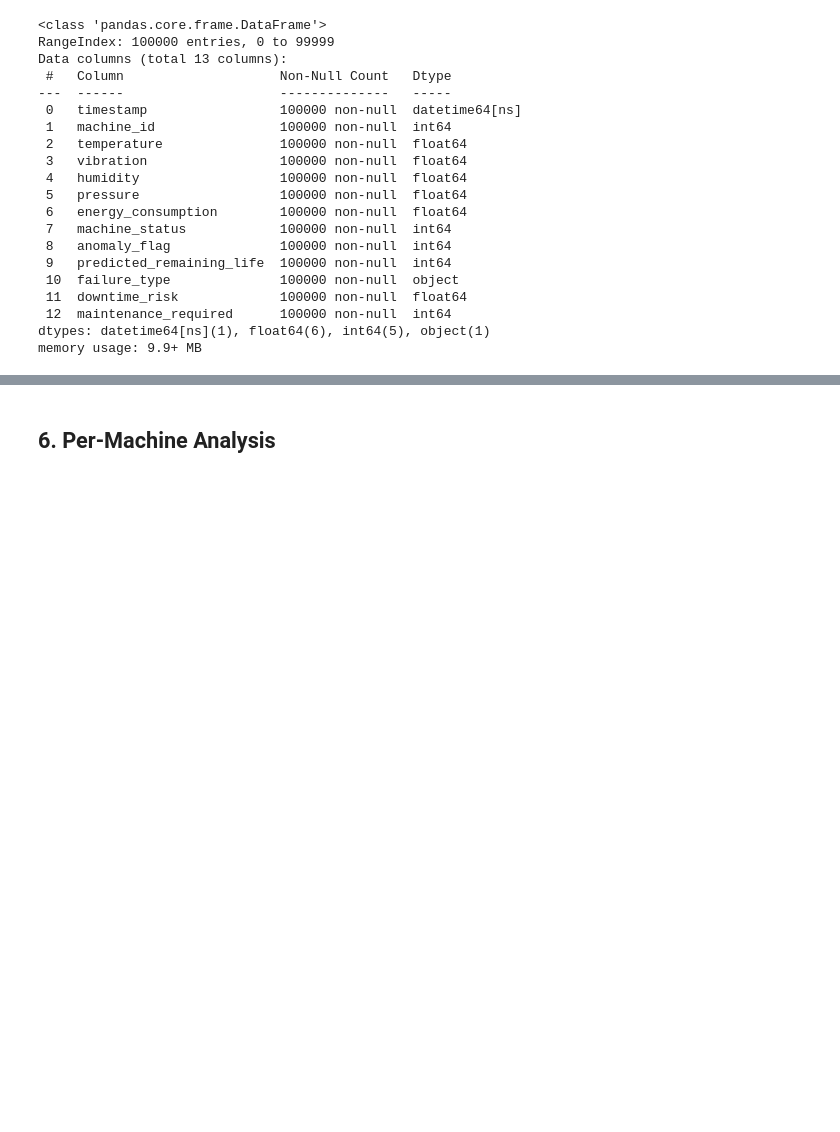
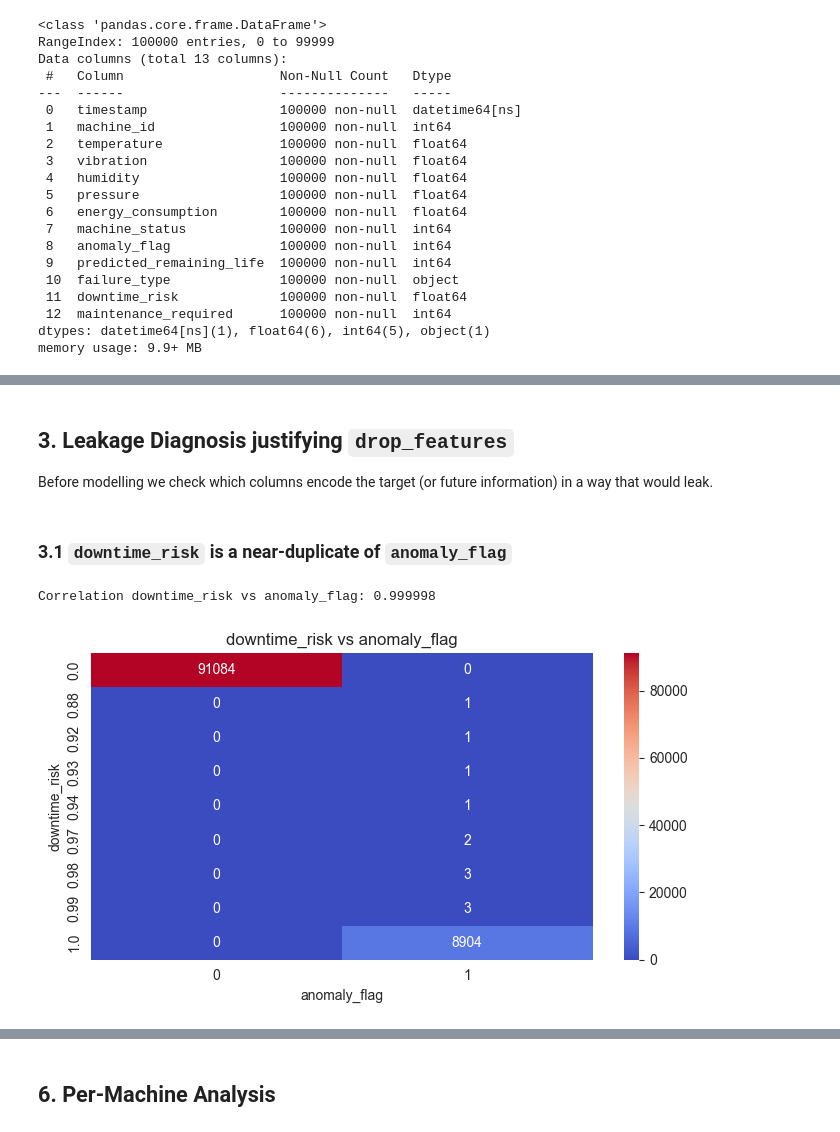
Before and after one commit to 1008tommy/mlops-assignment, a Jupyter notebook: javian/notebooks/eda.ipynb, the cells around one changed output, grey strips where cells are left out. Drawn from its saved outputs; the diff is of its cells as text; code cells hidden in the pictures; blank space fills up the shorter version.

```diff
--- a/javian/notebooks/eda.ipynb
+++ b/javian/notebooks/eda.ipynb
@@ -414,0 +133,20 @@ plt.show()
+# %% [markdown]
+## 3. Leakage Diagnosis justifying `drop_features`
+
+Before modelling we check which columns encode the target (or future information)
+in a way that would leak.
+# %% [markdown]
+### 3.1 `downtime_risk` is a near-duplicate of `anomaly_flag`
+# %%
+print("Correlation downtime_risk vs anomaly_flag:",
+      round(df["downtime_risk"].corr(df["anomaly_flag"]), 6))
+
+ct = pd.crosstab(df["downtime_risk"], df["anomaly_flag"])
+plt.figure(figsize=(7, 4))
+sns.heatmap(ct, annot=True, fmt="d", cmap="coolwarm")
+plt.title("downtime_risk vs anomaly_flag")
+plt.tight_layout()
+plt.show()
+# %% [output]
+Correlation downtime_risk vs anomaly_flag: 0.999998
+[figure, added]
```
Also changed, not shown: parts of 83 cells of this notebook, 5 other files.
